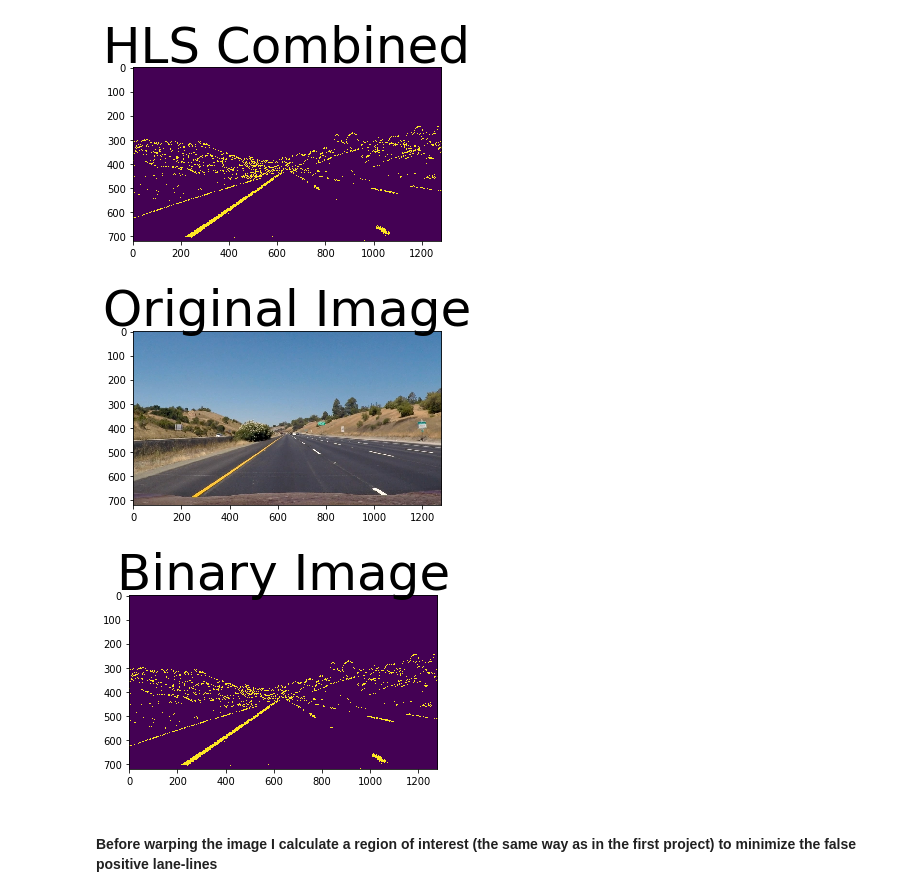
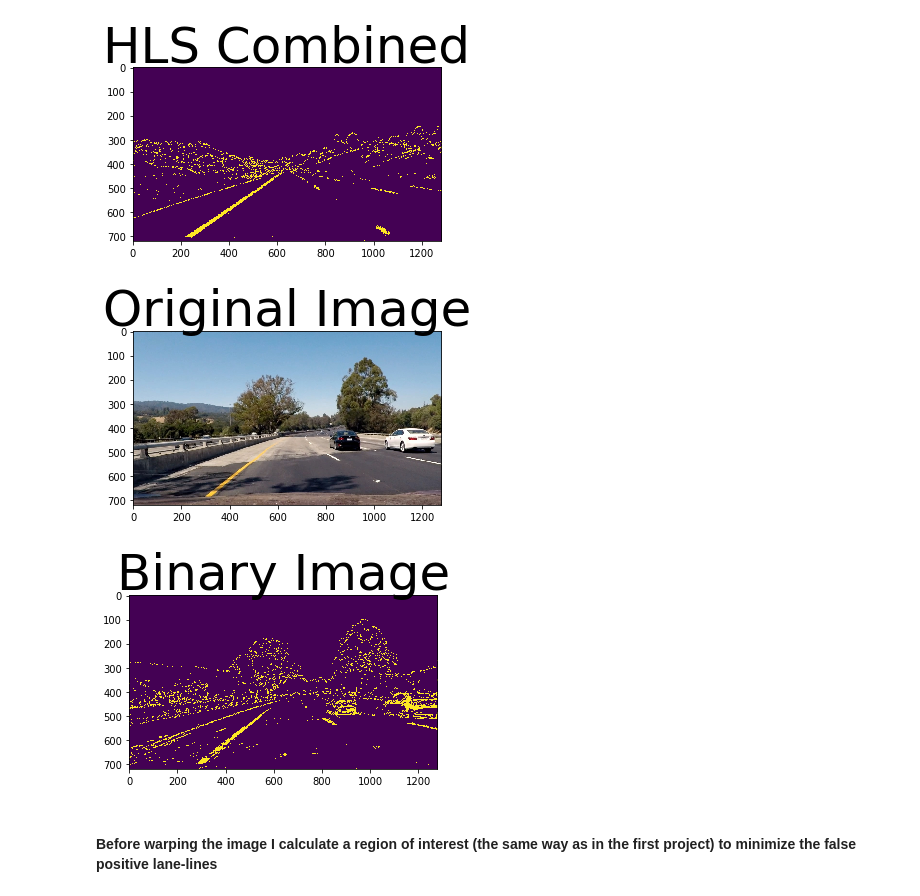
Before and after one commit to Giemo/Advanced-Lane-Finding, a Jupyter notebook: AdvancedLaneFinding.ipynb, the cells around one changed output. Drawn from its saved outputs; the diff is of its cells as text; code cells hidden in the pictures.

```diff
--- a/AdvancedLaneFinding.ipynb
+++ b/AdvancedLaneFinding.ipynb
@@ -192,30 +192,30 @@ def create_binary(image):
     abs_sobel_y = abs_sobel_thresh(image, orient='y', thresh_min=70, thresh_max=255)
     mag_thresh_img = mag_thresh(image, sobel_kernel=9, mag_thresh=(35, 100))
     dir_thresh_img = dir_threshold(image, sobel_kernel=7, thresh=(0.7, 1.3))
-    hls_image = hls_select(image, (160, 255))
+    hls_image = hls_select(image, (170, 255))
     hsv_image = hsv_select(image, (225, 255))
 
     combined = np.zeros_like(abs_sobel_x)
     # combined[(hls_image == 1) | (((abs_sobel_x == 1) & (abs_sobel_y == 1)) | ((mag_thresh_img == 1) & (dir_thresh_img == 1)))] = 1
-    combined[(hsv_image == 1) | (((abs_sobel_x == 1) & (abs_sobel_y == 1)) | ((mag_thresh_img == 1) & (dir_thresh_img == 1)))] = 1
+    combined[(hls_image == 1) | (((abs_sobel_x == 1) & (abs_sobel_y == 1)) | ((mag_thresh_img == 1) & (dir_thresh_img == 1)))] = 1
 
 
     # color_binary = np.dstack(( combined, combined, combined)) * 255
 
     return combined
 # %%
-image = cv2.imread('test_images/straight_lines1.jpg')
+image = cv2.imread('test_images/test4.jpg')
 image = cv2.cvtColor(image, cv2.COLOR_BGR2RGB)
 
 mtx, dist = undistort_init()
 undist = undistort(image, mtx, dist)
 binary_image = create_binary(undist)
 
 plot_image(image, 'Original Image')
 plot_image(binary_image, 'Binary Image')
 # %% [output]
-[figure, old version]
+[figure, new version]
-[figure, old version]
+[figure, new version]
 # %% [markdown]
 #### Before warping the image I calculate a region of interest (the same way as in the first project) to minimize the false positive lane-lines
 # %%
```
Also changed, not shown: parts of 13 cells of this notebook, 2 other files.
